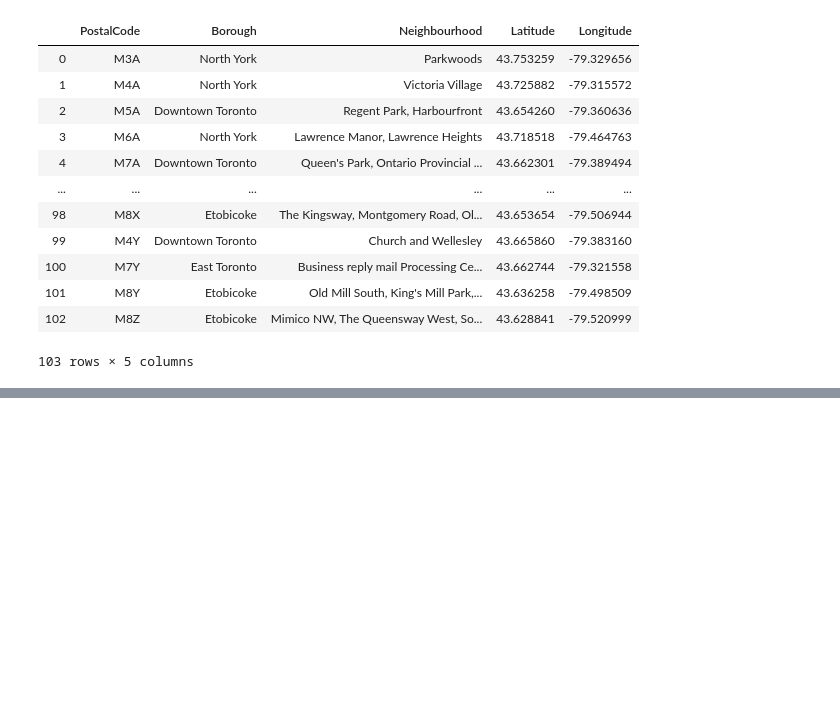
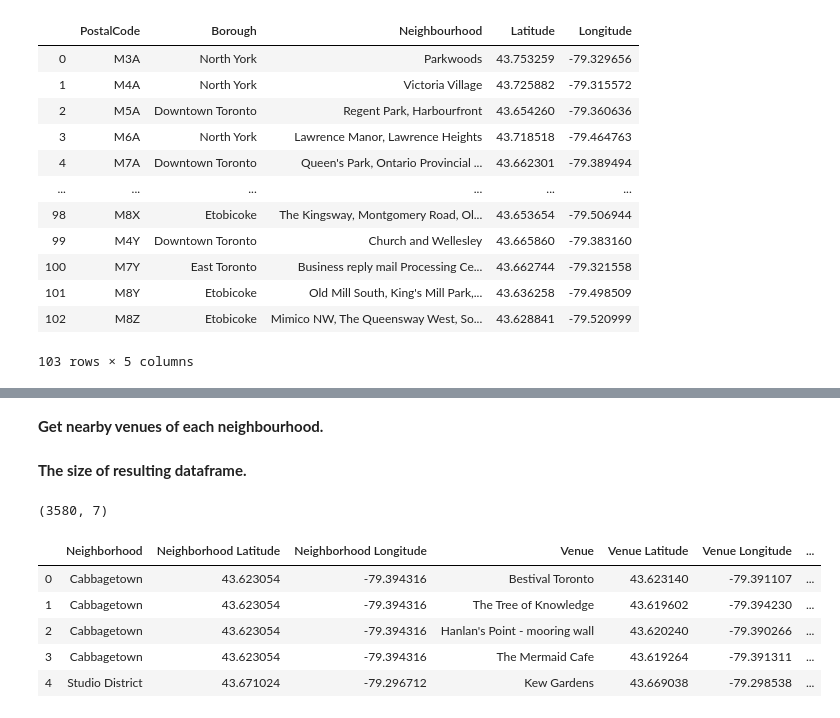
Before and after one commit to songwenzhuo/Coursera_Capstone, a Jupyter notebook: Coursera Capstone_Week3.ipynb, the cells around one changed output, grey strips where cells are left out. Drawn from its saved outputs; the diff is of its cells as text; code cells hidden in the pictures; blank space fills up the shorter version.

```diff
--- a/Coursera Capstone_Week3.ipynb
+++ b/Coursera Capstone_Week3.ipynb
@@ -84,0 +156,8 @@ df_final
+# %%
+address = 'Toronto'
+
+geolocator = Nominatim(user_agent="ny_explorer")
+location = geolocator.geocode(address)
+latitude = location.latitude
+longitude = location.longitude
+print('The geograpical coordinate of Toronto are {}, {}.'.format(latitude, longitude))
@@ -84,0 +166,21 @@ df_final
+# %%
+# create map of Toronto using latitude and longitude values
+map_newyork = folium.Map(location=[latitude, longitude], zoom_start=10)
+
+# add markers to map
+for lat, lng, neighborhood in zip(toronto_neighbourhood['Latitude'],
+                                   toronto_neighbourhood['Longitude'],
+                                   toronto_neighbourhood['Neighbourhood']):
+    label = '{}'.format(neighborhood)
+    label = folium.Popup(label, parse_html=True)
+    folium.CircleMarker(
+        [lat, lng],
+        radius=5,
+        popup=label,
+        color='blue',
+        fill=True,
+        fill_color='#3186cc',
+        fill_opacity=0.7,
+        parse_html=False).add_to(map_newyork)
+
+map_newyork
@@ -84,0 +191,7 @@ df_final
+# %%
+CLIENT_ID = '1QNBWZXCKW43RHFLX4GYWWZXCF2TBX423SI5E0L3WFDXUJPH' # your Foursquare ID
+CLIENT_SECRET = 'NAZMCD34B1AXIWR3BAH1GCHDZF5VGCG3JFN1AEMWMKJ3Y3L5' # your Foursquare Secret
+VERSION = '20180605' # Foursquare API version
+LIMIT = 100 # A default Foursquare API limit value
+# %% [markdown]
+**Get nearby venues of each neighbourhood.**
@@ -84,0 +241,13 @@ df_final
+# %% [markdown]
+**The size of resulting dataframe.**
+# %%
+print(toronto_venues.shape)
+toronto_venues.head()
+# %% [output]
+(3580, 7)
+|  | Neighborhood | Neighborhood Latitude | Neighborhood Longitude | Venue | Venue Latitude | Venue Longitude | ... |
+| 0 | Cabbagetown | 43.623054 | -79.394316 | Bestival Toronto | 43.623140 | -79.391107 | ... |
+| 1 | Cabbagetown | 43.623054 | -79.394316 | The Tree of Knowledge | 43.619602 | -79.394230 | ... |
+| 2 | Cabbagetown | 43.623054 | -79.394316 | Hanlan's Point - mooring wall | 43.620240 | -79.390266 | ... |
+| 3 | Cabbagetown | 43.623054 | -79.394316 | The Mermaid Cafe | 43.619264 | -79.391311 | ... |
+| 4 | Studio District | 43.671024 | -79.296712 | Kew Gardens | 43.669038 | -79.298538 | ... |
```
Also changed, not shown: parts of 46 cells of this notebook.
